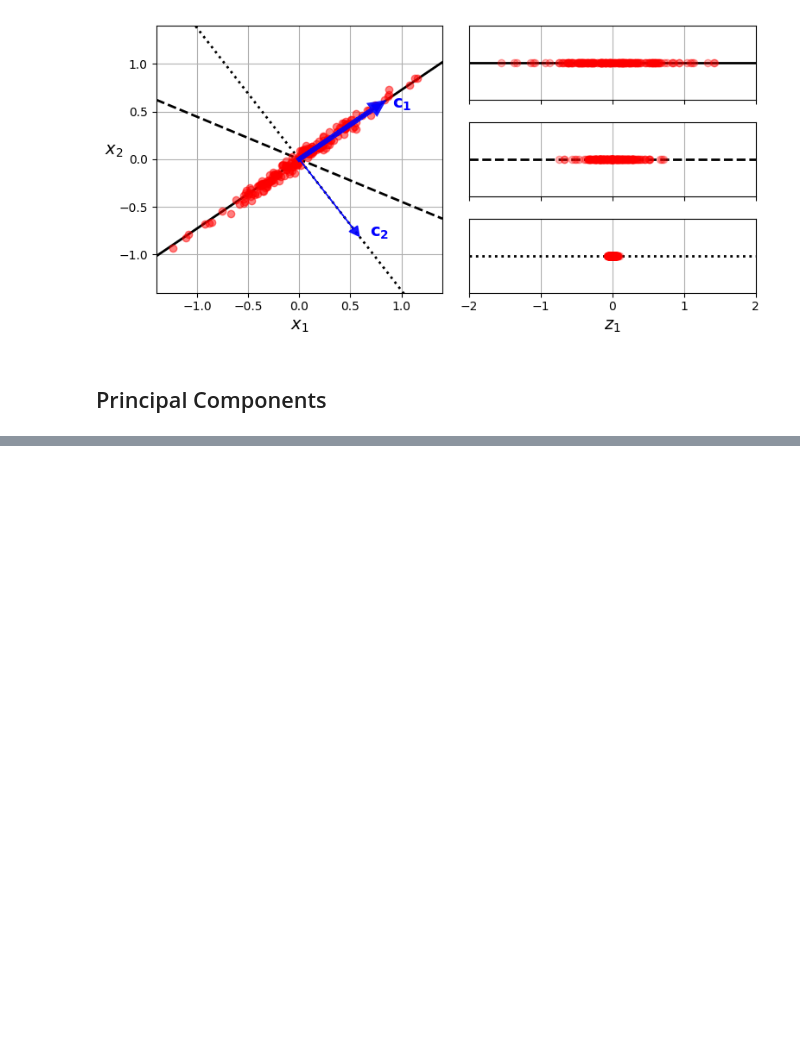
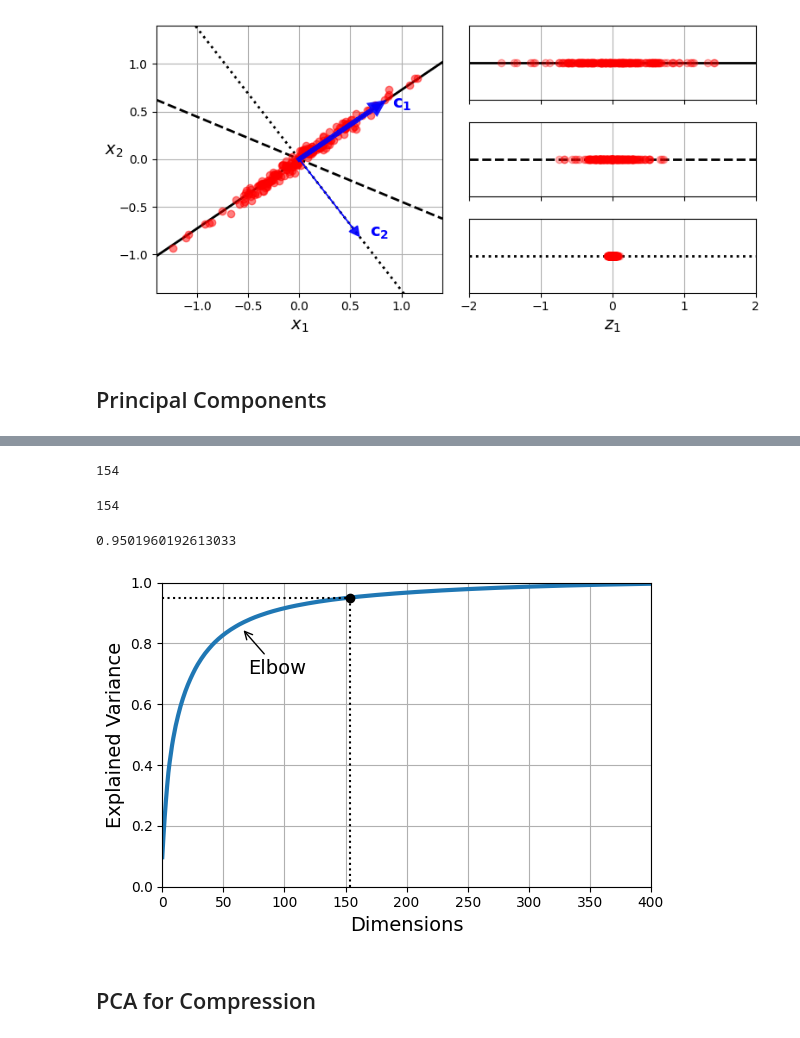
Before and after one commit to RafaeldeLimaThomaz/HandsOnMachineLearning, a Jupyter notebook: 08_dimensionality_reduction/08_dimensionality_reduction.ipynb, the cells around one changed output, grey strips where cells are left out. Cells and saved outputs as stored; diff of their text form; code cells hidden in the pictures; blank space fills up the shorter version.

Commit message:
Inverse PCA Compression

```diff
--- a/08_dimensionality_reduction/08_dimensionality_reduction.ipynb
+++ b/08_dimensionality_reduction/08_dimensionality_reduction.ipynb
@@ -330,0 +381,16 @@ assert np.allclose(X_centered, U @ Σ @ Vt)
+# %%
+from sklearn.datasets import fetch_openml
+
+mnist = fetch_openml('mnist_784', as_frame=False)
+X_train, y_train = mnist.data[:60_000], mnist.target[:60_000]
+X_test, y_test = mnist.data[60_000:], mnist.target[60_000:]
+
+pca = PCA()
+pca.fit(X_train)
+cumsum = np.cumsum(pca.explained_variance_ratio_)
+d = np.argmax(cumsum >= 0.95) + 1  # d equals 154
+# %%
+# Number of dimensions taken to preserve 95% of the variance (154 dimensions)
+d
+# %% [output]
+154
@@ -330,0 +400,33 @@ assert np.allclose(X_centered, U @ Σ @ Vt)
+# %%
+pca.n_components_
+# %% [output]
+154
+# %%
+pca.explained_variance_ratio_.sum()  # extra code
+# %% [output]
+0.9501960192613033
+# %%
+# Yet another option is to plot the explained variance as a function of the
+# usually be an elbow in the curve, where the explained variance stops number
+# of dimensions (simply plot ). There will usually be an elbow in the curve,
+# where the explained variance stops. growing fast. In this case, you can see
+# that reducing the dimensionality down to about 100 dimensions wouldn’t lose
+# too much explained variance.
+
+plt.figure(figsize=(6, 4))
+plt.plot(cumsum, linewidth=3)
+plt.axis([0, 400, 0, 1])
+plt.xlabel("Dimensions")
+plt.ylabel("Explained Variance")
+plt.plot([d, d], [0, 0.95], "k:")
+plt.plot([0, d], [0.95, 0.95], "k:")
+plt.plot(d, 0.95, "ko")
+plt.annotate("Elbow", xy=(65, 0.85), xytext=(70, 0.7),
+             arrowprops=dict(arrowstyle="->"))
+plt.grid(True)
+save_fig("explained_variance_plot")
+plt.show()
+# %% [output]
+[figure, added]
+# %% [markdown]
+## PCA for Compression
```
Also changed, not shown: parts of 18 cells of this notebook, 6 other files.
